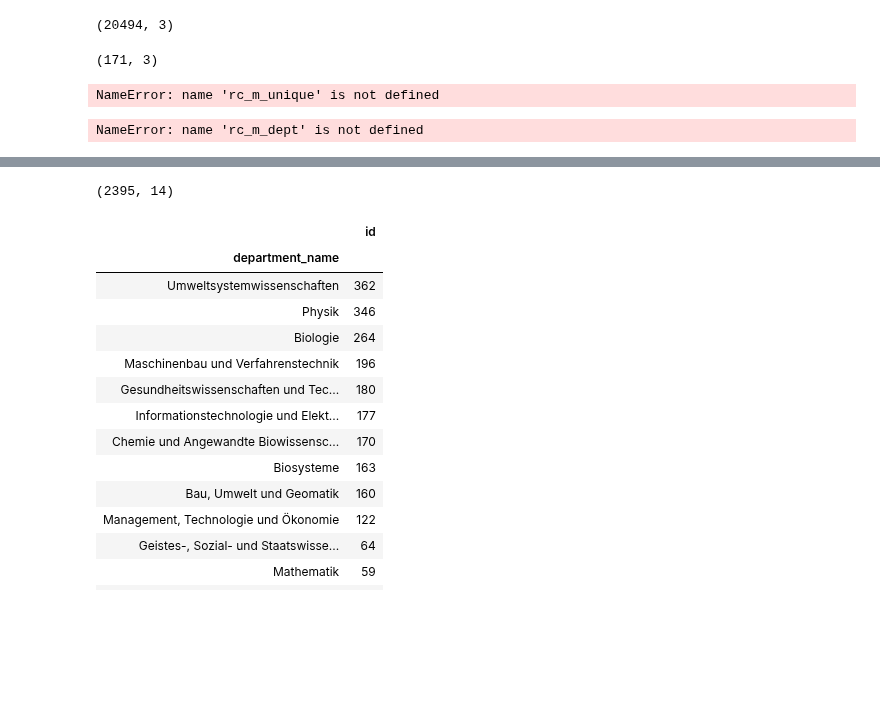
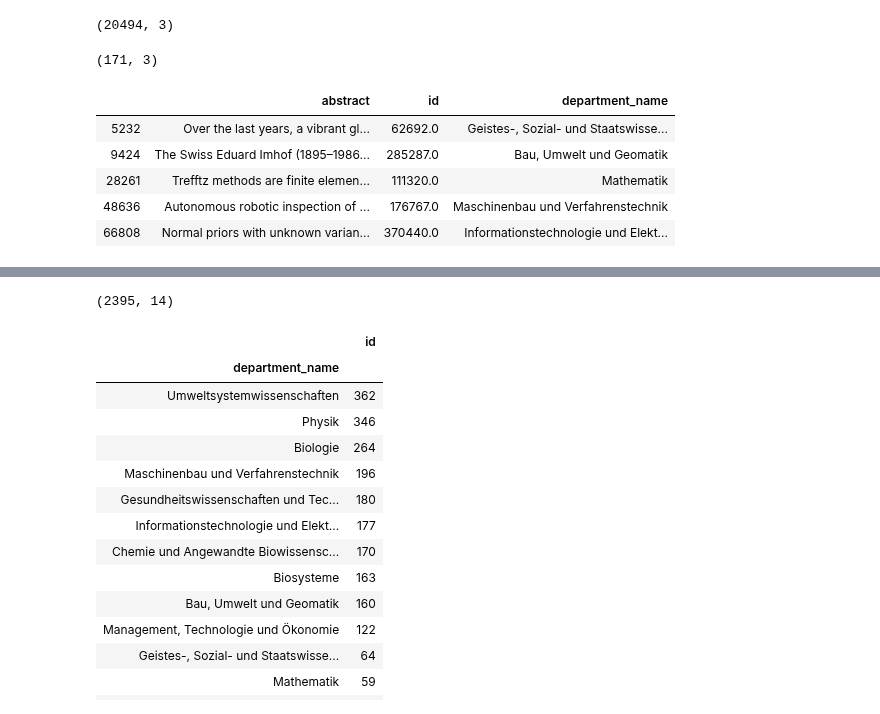
Before and after one commit to GiuliaLanzillotta/ETH_SEARCH, a Jupyter notebook: Data import.ipynb, the cells around one changed output, grey strips where cells are left out. Drawn from its saved outputs; the diff is of its cells as text; code cells hidden in the pictures; blank space fills up the shorter version.

Commit message:
abstracts with depts

```diff
--- a/Data import.ipynb
+++ b/Data import.ipynb
@@ -433,14 +433,15 @@ rc_m_final_dept = rc_final[rc_final['department_name'].notna()]
 rc_m_final_dept.shape
 # %% [output]
 (171, 3)
+# %%
+rc_m_final_dept.head()
+# %% [output]
+|  | abstract | id | department_name |
+| 5232 | Over the last years, a vibrant gl... | 62692.0 | Geistes-, Sozial- und Staatswisse... |
+| 9424 | The Swiss Eduard Imhof (1895–1986... | 285287.0 | Bau, Umwelt und Geomatik |
+| 28261 | Trefftz methods are finite elemen... | 111320.0 | Mathematik |
+| 48636 | Autonomous robotic inspection of ... | 176767.0 | Maschinenbau und Verfahrenstechnik |
+| 66808 | Normal priors with unknown varian... | 370440.0 | Informationstechnologie und Elekt... |
 # %%
 rc_final.columns = ['abstract', 'id']
 rc_final.to_csv("abstracts_eng.csv", index=False)
-# %%
-rc_m_dept = rc_m_unique[rc_m_unique['department_name'].notna()]
-# %% [output]
-NameError: name 'rc_m_unique' is not defined
-# %%
-rc_m_dept.shape
-# %% [output]
-NameError: name 'rc_m_dept' is not defined
```
Also changed, not shown: parts of 1 cell of this notebook.
